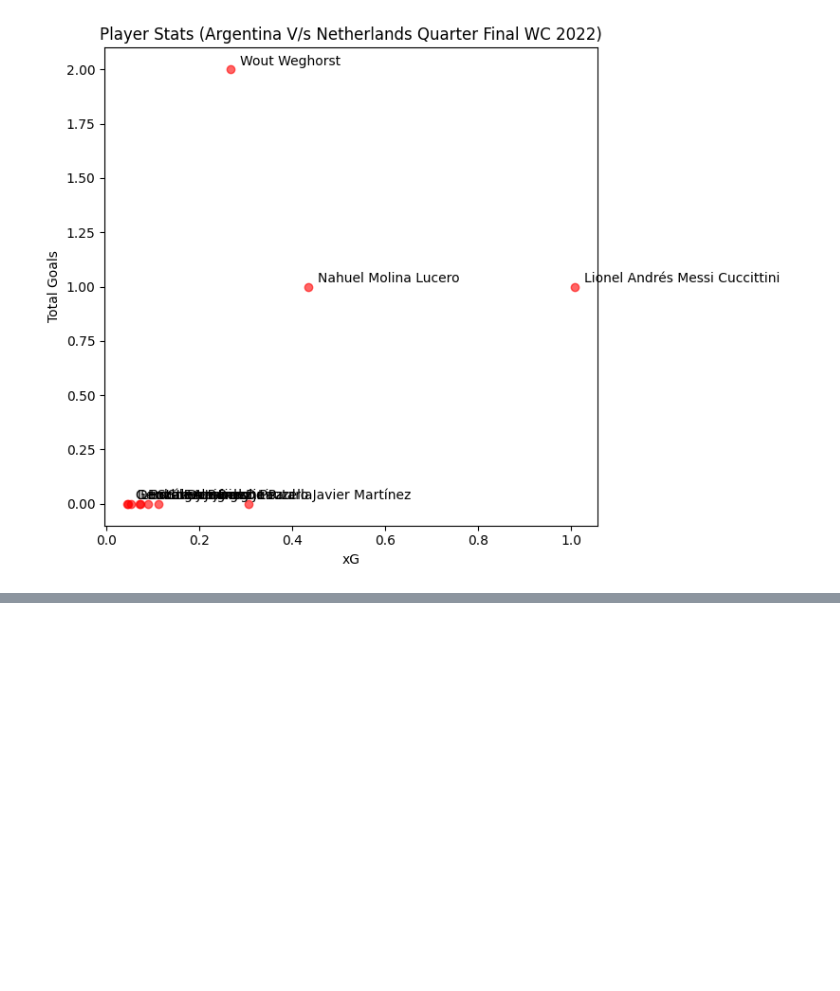
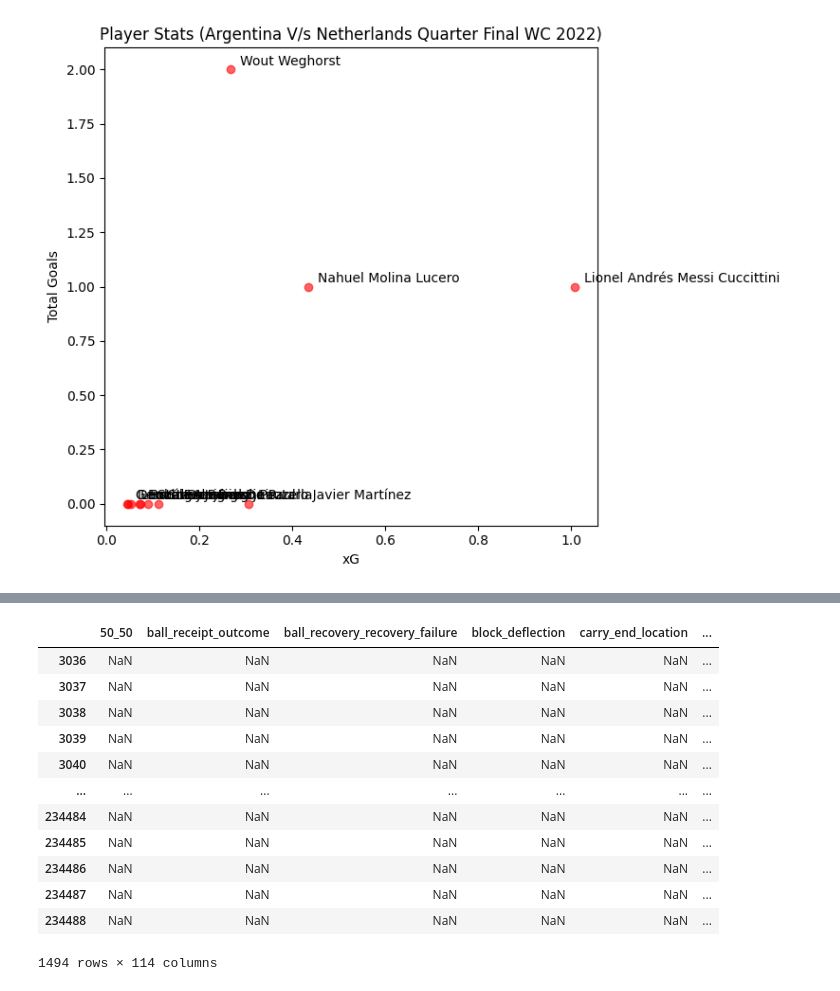
Before and after one commit to Akhilmehra22/analytics-portfolio, a Jupyter notebook: fifa/Fifa-exploration.ipynb, the cells around one changed output, grey strips where cells are left out. Cells and saved outputs as stored; diff of their text form; code cells hidden in the pictures; blank space fills up the shorter version.

```diff
--- a/fifa/Fifa-exploration.ipynb
+++ b/fifa/Fifa-exploration.ipynb
@@ -625,0 +682,17 @@ Index(['Lionel Andrés Messi Cuccittini', 'Lautaro Javier Martínez',
+# %%
+all_events_shots = all_events_df[all_events_df['type'] == 'Shot']
+all_events_shots
+# %% [output]
+|  | 50_50 | ball_receipt_outcome | ball_recovery_recovery_failure | block_deflection | carry_end_location | ... |
+| 3036 | NaN | NaN | NaN | NaN | NaN | ... |
+| 3037 | NaN | NaN | NaN | NaN | NaN | ... |
+| 3038 | NaN | NaN | NaN | NaN | NaN | ... |
+| 3039 | NaN | NaN | NaN | NaN | NaN | ... |
+| 3040 | NaN | NaN | NaN | NaN | NaN | ... |
+| ... | ... | ... | ... | ... | ... | ... |
+| 234484 | NaN | NaN | NaN | NaN | NaN | ... |
+| 234485 | NaN | NaN | NaN | NaN | NaN | ... |
+| 234486 | NaN | NaN | NaN | NaN | NaN | ... |
+| 234487 | NaN | NaN | NaN | NaN | NaN | ... |
+| 234488 | NaN | NaN | NaN | NaN | NaN | ... |
+1494 rows × 114 columns
```
Also changed, not shown: parts of 10 cells of this notebook.
